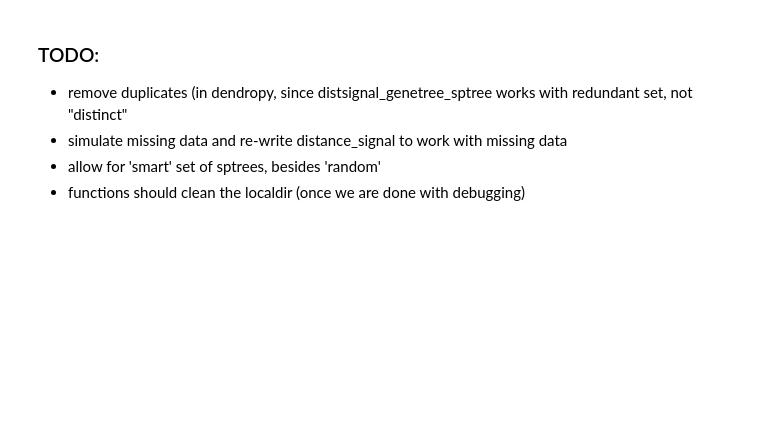
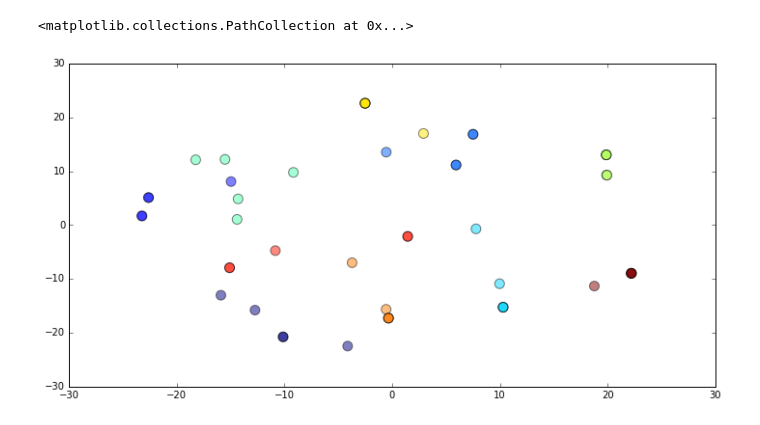
Before and after one commit to leomrtns/genefam-dist, a Jupyter notebook: docs/003.distance_signal_missingdata.ipynb, the cells around one changed output. Drawn from its saved outputs; the diff is of its cells as text; code cells hidden in the pictures; blank space fills up the shorter version.

```diff
--- a/docs/003.distance_signal_missingdata.ipynb
+++ b/docs/003.distance_signal_missingdata.ipynb
@@ -101,6 +104,7 @@ axes.scatter(transf[sps:,1], transf[sps:,0], c=gl2, edgecolor="none", alpha=.8,
-# %% [markdown]
-### TODO:
-- remove duplicates (in dendropy, since distsignal_genetree_sptree works with redundant set, not "distinct"
-- simulate missing data and re-write distance_signal to work with missing data
-- allow for 'smart' set of sptrees, besides 'random'
-- functions should clean the localdir (once we are done with debugging)
+# %%
+transf2=manifold.MDS(n_components=2).fit_transform(signal[sps:]) ## only gene trees
+fig, axes = plt.subplots(1) ; fig.set_size_inches(12, 6)
+axes.scatter(transf2[:,1], transf2[:,0], c=glabels, edgecolor="black", alpha=.5, s=100)
+# %% [output]
+<matplotlib.collections.PathCollection at 0x...>
+[figure, added]
```
Also changed, not shown: parts of 6 cells of this notebook, 3 other files.
